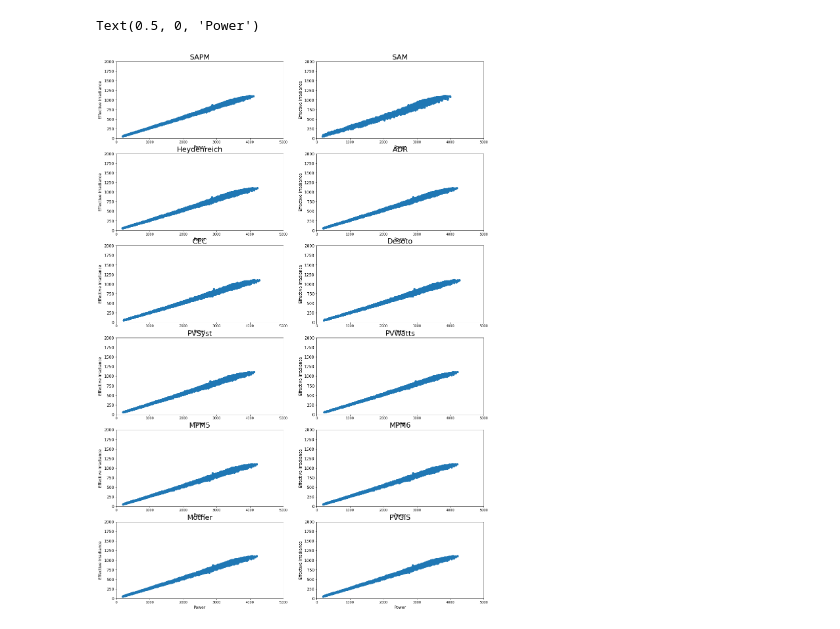
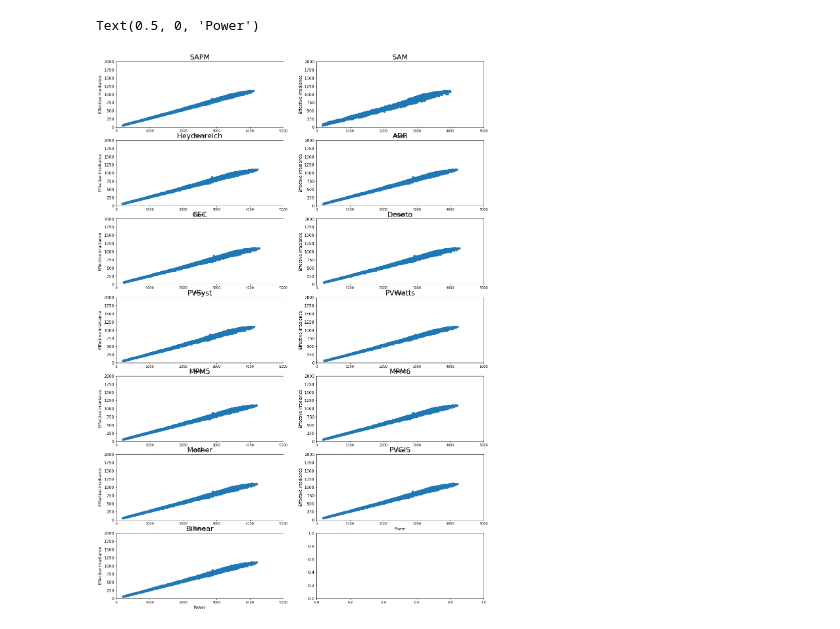
Before and after one commit to lmdeville/PV-Modeling, a Jupyter notebook: PVLT/PVLT.ipynb, the cells around one changed output. Cells and saved outputs as stored; diff of their text form; code cells hidden in the pictures.

```diff
--- a/PVLT/PVLT.ipynb
+++ b/PVLT/PVLT.ipynb
@@ -203,6 +203,12 @@ popt, pcov = fit_efficiency_model(matrix.irradiance,matrix.temperature,matrix.et
 mpm6_eff = mpm6(df['eff_irr'], df['tcell'], *popt)
 mpm6_p = (df['eff_irr']/1000) * (mpm6_eff) * (module['Power']) *12
 results['MPM6'] = mpm6_p.resample('H').mean()
+# %%
+#Calculate Bilinear results and add to df
+interpolator = fit_bilinear(**matrix)
+bilinear_eff = bilinear(df['eff_irr'], df['tcell'], interpolator)
+bilinear_p = (df['eff_irr']/1000) * (bilinear_eff) * (module['Power']) * 12
+results['Bilinear'] = bilinear_p.resample('H').mean()
 # %%
 sdf = sdf.resample('H').mean()
 sol_elev_mask = simple_filter(sdf, 'apparent_elevation', lower=15, upper=90, apply=False)
@@ -407,6 +425,6 @@ axs[5,1].set_xlim(datetime.date(2020, 1, 1), datetime.date(2020,12,31))
 # %%
 #Plot Irriadiance vs Modeled Power to check linearity
-figs, axs = plt.subplots(6, 2, figsize = (20,30))
+figs, axs = plt.subplots(7, 2, figsize = (20,30))
 axs[0,0].scatter(results['SAPM'], hourly_eff_irr)
 axs[0,0].set_title('SAPM')
 axs[0,0].set_xlim(0,5000)
@@ -454,31 +472,37 @@ axs[3,1].set_title('PVWatts')
 axs[3,1].set_xlim(0,5000)
 axs[3,1].set_ylim(0,2000)
 axs[3,1].set_ylabel('Effective Irradiance')
 axs[3,1].set_xlabel('Power')
 axs[4,0].scatter(results['MPM5'], hourly_eff_irr)
 axs[4,0].set_title('MPM5')
 axs[4,0].set_xlim(0,5000)
 axs[4,0].set_ylim(0,2000)
 axs[4,0].set_ylabel('Effective Irradiance')
 axs[4,0].set_xlabel('Power')
 axs[4,1].scatter(results['MPM6'], hourly_eff_irr)
 axs[4,1].set_title('MPM6')
 axs[4,1].set_xlim(0,5000)
 axs[4,1].set_ylim(0,2000)
 axs[4,1].set_ylabel('Effective Irradiance')
 axs[4,1].set_xlabel('Power')
 axs[5,0].scatter(results['Mother'], hourly_eff_irr)
 axs[5,0].set_title('Mother')
 axs[5,0].set_xlim(0,5000)
 axs[5,0].set_ylim(0,2000)
 axs[5,0].set_ylabel('Effective Irradiance')
 axs[5,0].set_xlabel('Power')
 axs[5,1].scatter(results['PVGIS'], hourly_eff_irr)
 axs[5,1].set_title('PVGIS')
 axs[5,1].set_xlim(0,5000)
 axs[5,1].set_ylim(0,2000)
 axs[5,1].set_ylabel('Effective Irradiance')
 axs[5,1].set_xlabel('Power')
+axs[6,0].scatter(results['Bilinear'], hourly_eff_irr)
+axs[6,0].set_title('Bilinear')
+axs[6,0].set_xlim(0,5000)
+axs[6,0].set_ylim(0,2000)
+axs[6,0].set_ylabel('Effective Irradiance')
+axs[6,0].set_xlabel('Power')
 # %% [output]
 Text(0.5, 0, 'Power')
-[figure, old version]
+[figure, new version]
```
Also changed, not shown: parts of 5 cells of this notebook.
